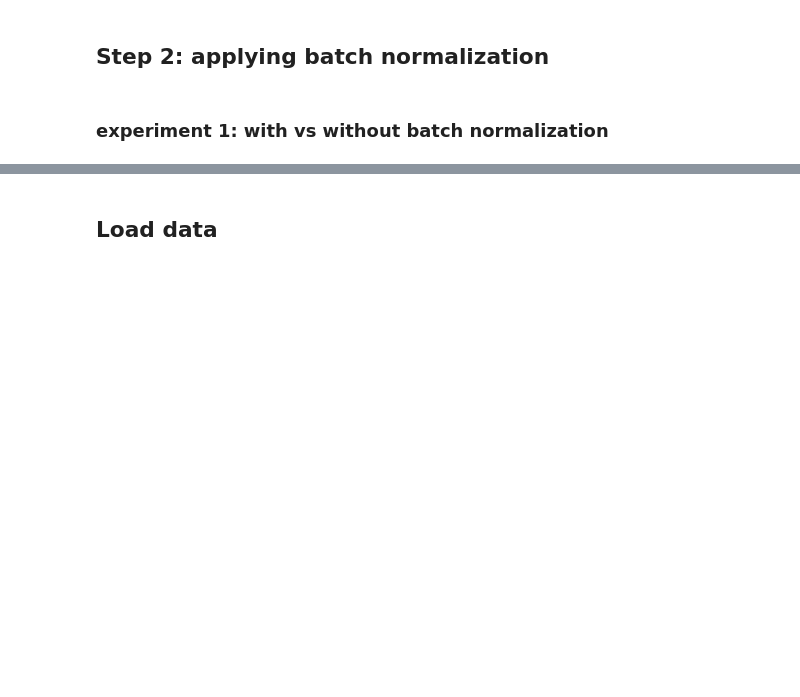
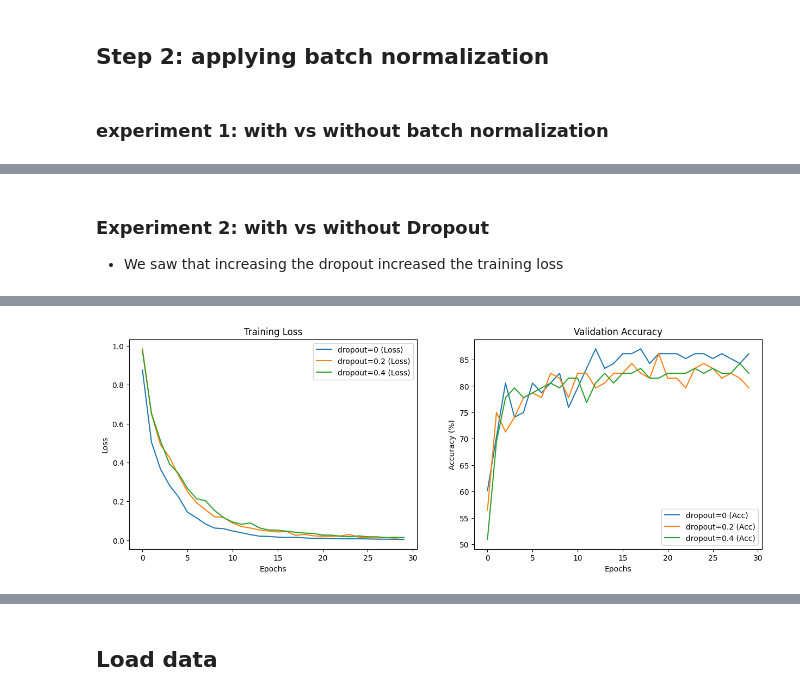
Before and after one commit to shaytoledo/fainting_image_classifier, a Jupyter notebook: final_project_pytorch/main.ipynb, the cells around one changed output, grey strips where cells are left out. Cells and saved outputs as stored; diff of their text form; code cells hidden in the pictures; blank space fills up the shorter version.

```diff
--- a/final_project_pytorch/main.ipynb
+++ b/final_project_pytorch/main.ipynb
@@ -438,3 +446,12 @@ Epoch 28/30 - Loss: 0.0043, Val Acc: 79.63%
 Epoch 29/30 - Loss: 0.0035, Val Acc: 79.63%
 Epoch 30/30 - Loss: 0.0033, Val Acc: 80.56%
 [figure]
+# %%
+_train_loader, _val_loader = get_loaders()
+
+model = ShallowCNN()
+exp = CNNExperiment(model, _train_loader, _val_loader)
+exp.run(epochs=30, lr=1e-4)
+experiments.append(exp)
+
+plot_experiment_results([exp.history], [f"lr=1e-4, batch size=16"])
@@ -651,0 +741,16 @@ Epoch 30/30 - Loss: 0.1163, Val Acc: 75.93%
+# %% [markdown]
+### Experiment 2: with vs without Dropout
+* We saw that increasing the dropout increased the training loss
+# %%
+train_loader, val_loader = get_loaders()  # no augmentation
+dropouts = [0, 0.2, 0.4]
+experiments = {}
+
+for dropout in dropouts:
+    model = RegularizedShallowCNN(dropout_rate=dropout)
+    experiment = CNNExperiment(model, train_loader, val_loader)
+    experiment.run(epochs=30, lr=1e-4)
+    experiments[f"dropout={dropout}"] = experiment
+
+plot_experiment_results([e.history for e in experiments.values()], experiments.keys())
+# %% [output]
@@ -651,0 +774 @@ Epoch 30/30 - Loss: 0.1163, Val Acc: 75.93%
+[figure, added]
```
Also changed, not shown: parts of 23 cells of this notebook, 1 other file.
